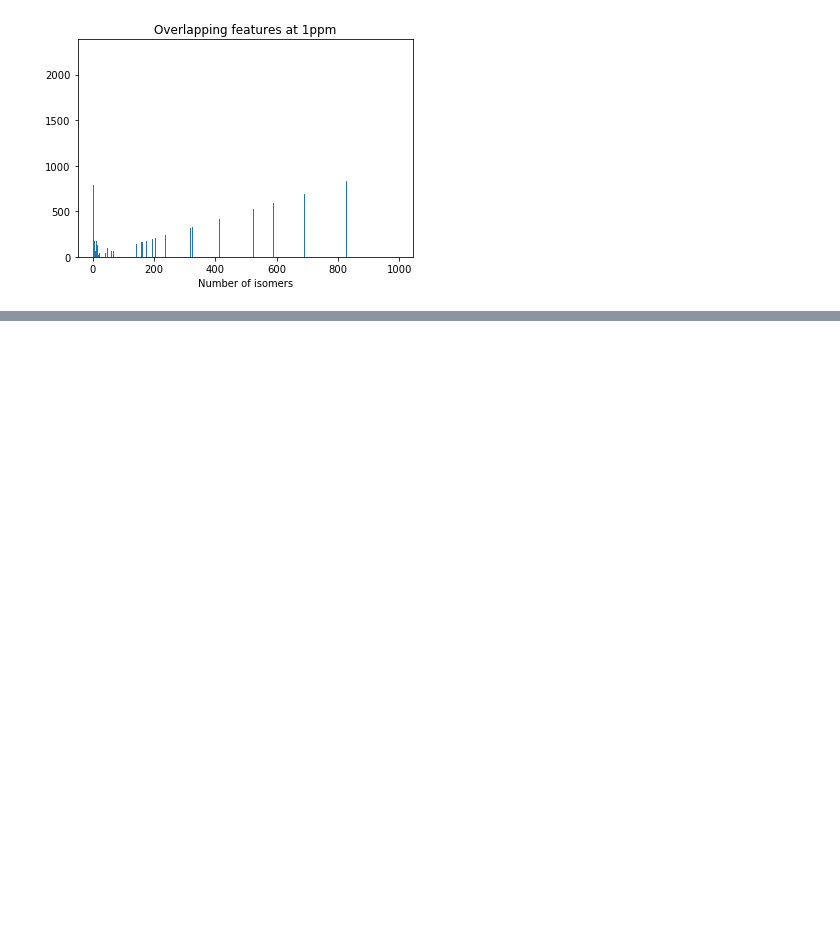
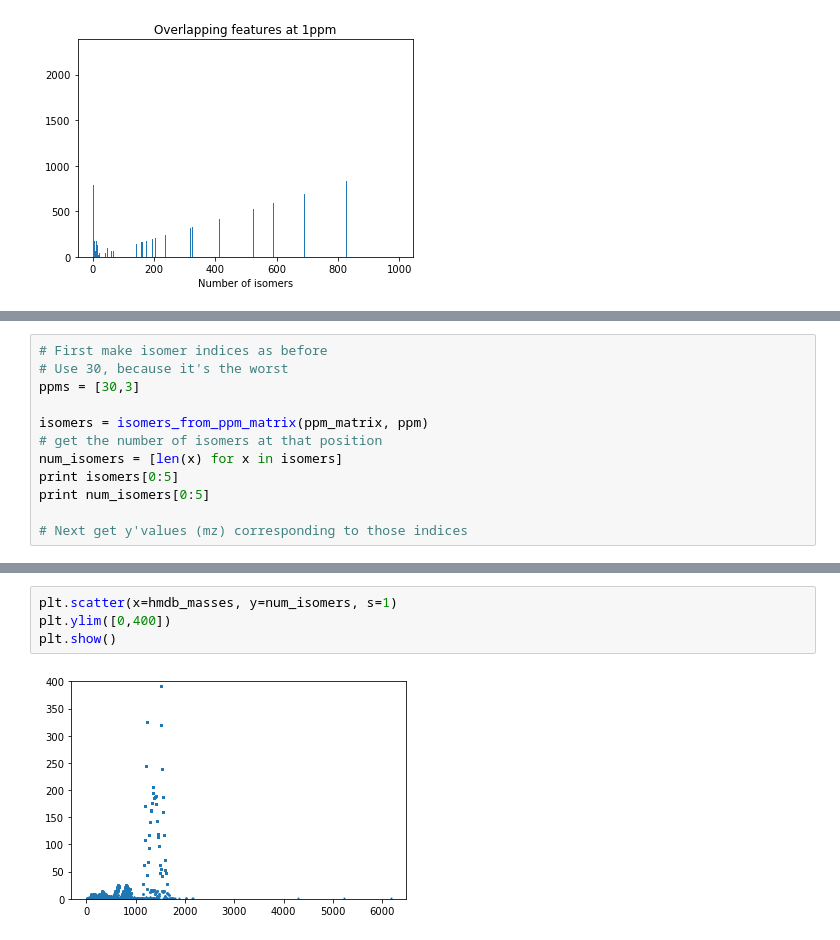
Before and after one commit to irockafe/metabolomics_processing, a Jupyter notebook: notebooks/HMDB/hmdb_isomers.ipynb, the cells around one changed output, grey strips where cells are left out. Cells and saved outputs as stored; diff of their text form; blank space fills up the shorter version.

```diff
--- a/notebooks/HMDB/hmdb_isomers.ipynb
+++ b/notebooks/HMDB/hmdb_isomers.ipynb
@@ -428,0 +295,12 @@ plt.show()
+# %%
+# First make isomer indices as before
+# Use 30, because it's the worst
+ppms = [30,3]
+
+isomers = isomers_from_ppm_matrix(ppm_matrix, ppm)
+# get the number of isomers at that position
+num_isomers = [len(x) for x in isomers]
+print isomers[0:5]
+print num_isomers[0:5]
+
+# Next get y'values (mz) corresponding to those indices
@@ -428,0 +321,6 @@ plt.show()
+# %%
+plt.scatter(x=hmdb_masses, y=num_isomers, s=1)
+plt.ylim([0,400])
+plt.show()
+# %% [output]
+[figure, added]
```
Also changed, not shown: parts of 10 cells of this notebook.
